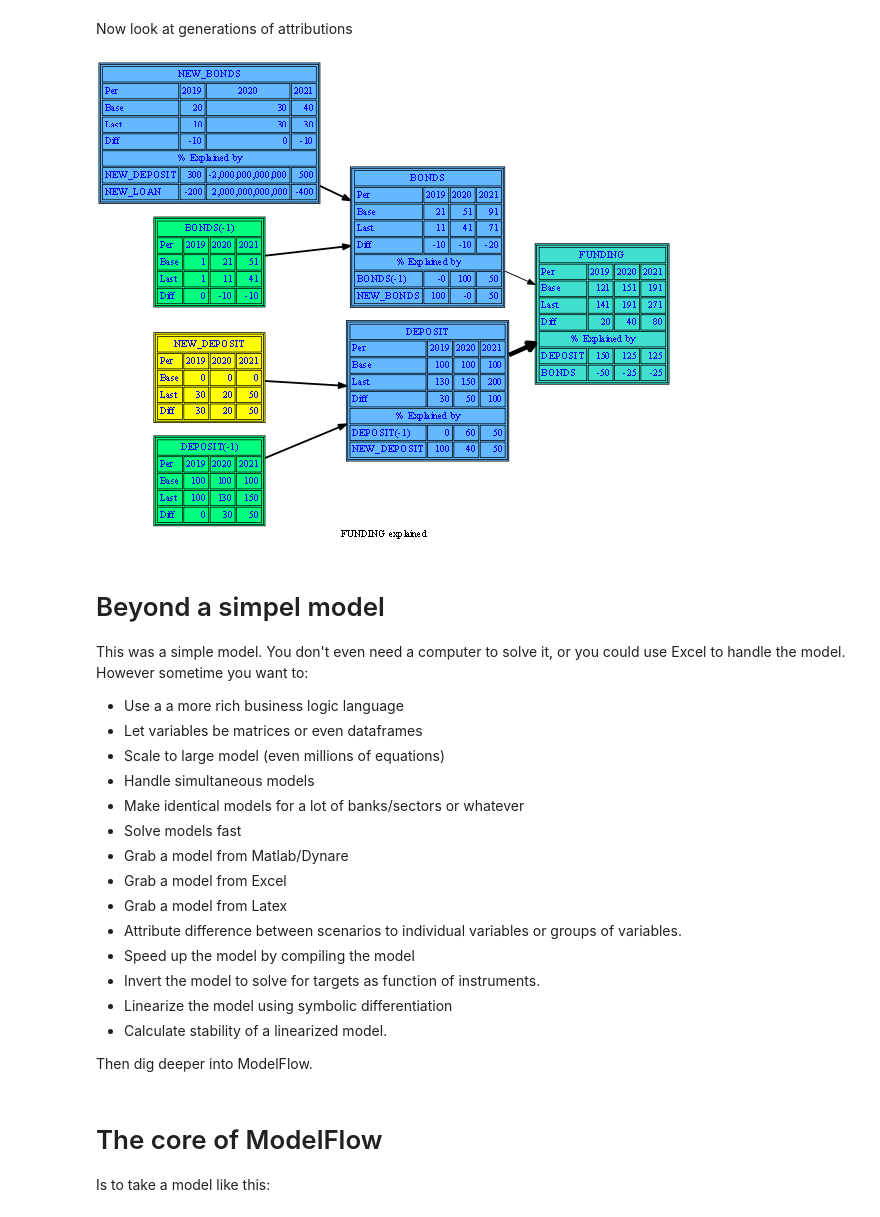
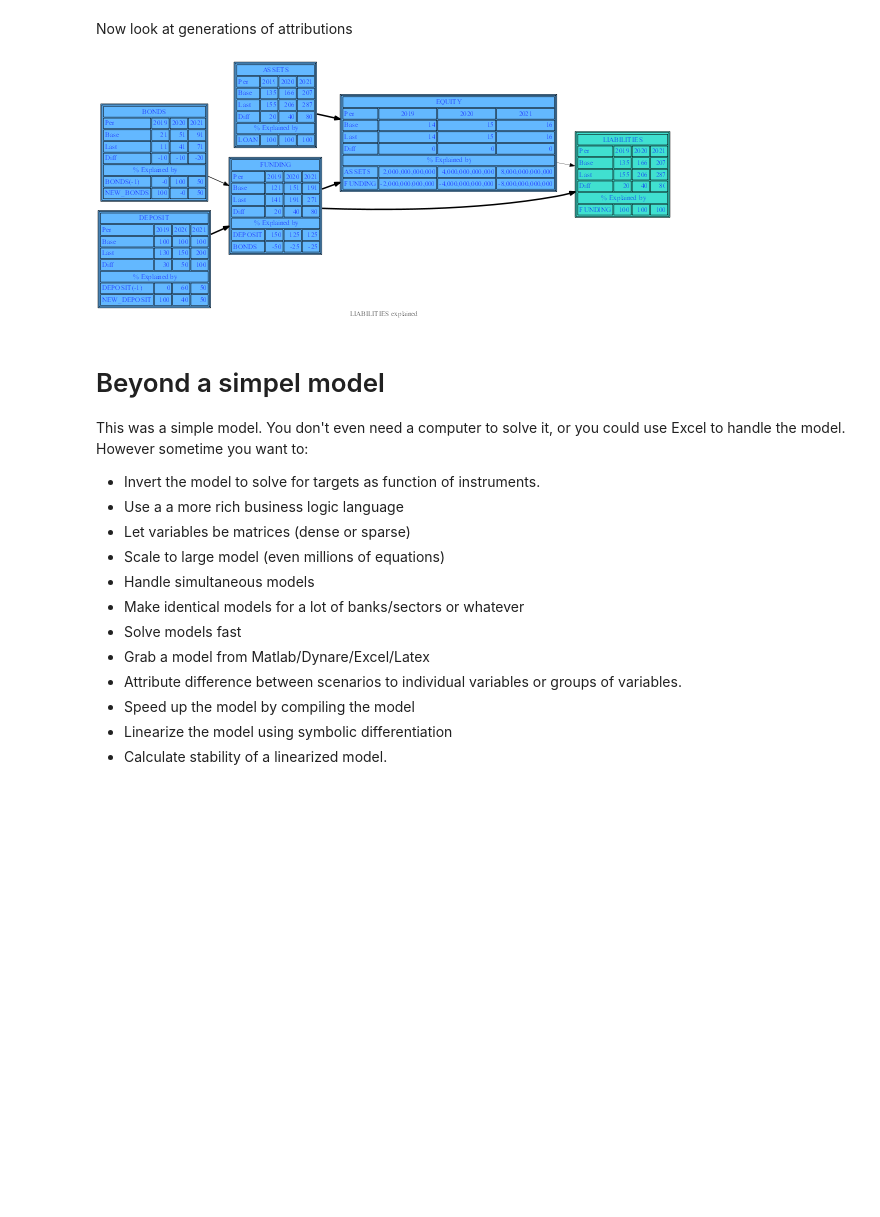
Before and after one commit to IbHansen/modelflow, a Jupyter notebook: ModelFlow, extend DataFrame.ipynb, the cells around one changed output. Saved outputs shown, nothing was run; the diff lists cells and outputs as text; code cells hidden in the pictures; blank space fills up the shorter version.

```diff
--- a/ModelFlow, extend DataFrame.ipynb
+++ b/ModelFlow, extend DataFrame.ipynb
@@ -30,9 +36,9 @@ We make up some data.
 
 Pandas dataframes are tables with **row** and **column** names. Columns are variables, and rows are the time dimension.
 # %%
-df = pd.DataFrame({'LOAN': [100,100,100,100],'SECURITIES':[10,11,12,13],
-                   'CASH':[4,4,4,4],'DEPOSIT': [100,100,100,100],
-                   'BONDS':[1,2,3,4],'NEW_LOAN':[1,20,30,40] },
+df = pd.DataFrame({'LOAN': [100,100,100,100],'SECURITIES': [10,11,12,13],
+                   'CASH': [4,4,4,4],         'DEPOSIT'  : [100,100,100,100],
+                   'BONDS':[1,2,3,10],         'NEW_LOAN' :  [1,20,30,40] },
                   index=[2018,2019,2020,2021])
 df
 # %% [output]
@@ -217,30 +190,23 @@ residual = \Omega f_a + \Omega f_b -(y_1 - y_0)
 # %% [markdown]
 Now look at generations of attributions
 # %%
-_=a_model.FUNDING.explain(up=2,HR=0,pdf=0)
+_= df.mf.liabilities.explain(up=2,HR=0,pdf=1)
 # %% [output]
-[figure, old version]
+[figure, new version]
 # %% [markdown]
 # Beyond a simpel model
 
 This was a simple model. You don't even need a computer to solve it, or you could use Excel to handle the model.  However sometime you want to:
 
+* Invert the model to solve for targets as function of instruments.
 * Use a a more rich business logic language
-* Let variables be matrices or even dataframes
+* Let variables be matrices (dense or sparse)
 * Scale to large model (even millions of equations)
 * Handle simultaneous models
 * Make identical models for a lot of banks/sectors or whatever
 * Solve models fast
-* Grab a model from Matlab/Dynare
-* Grab a model from Excel
-* Grab a model from Latex
+* Grab a model from Matlab/Dynare/Excel/Latex
 * Attribute difference between scenarios to individual variables or groups of variables.
 * Speed up the model by compiling the model
-* Invert the model to solve for targets as function of instruments.
 * Linearize the model using symbolic differentiation
 * Calculate stability of a linearized model.
-
-Then dig deeper into ModelFlow.
-# %% [markdown]
-# The core of ModelFlow
-Is to take a model like this:
```
Also changed, not shown: parts of 33 cells of this notebook.
